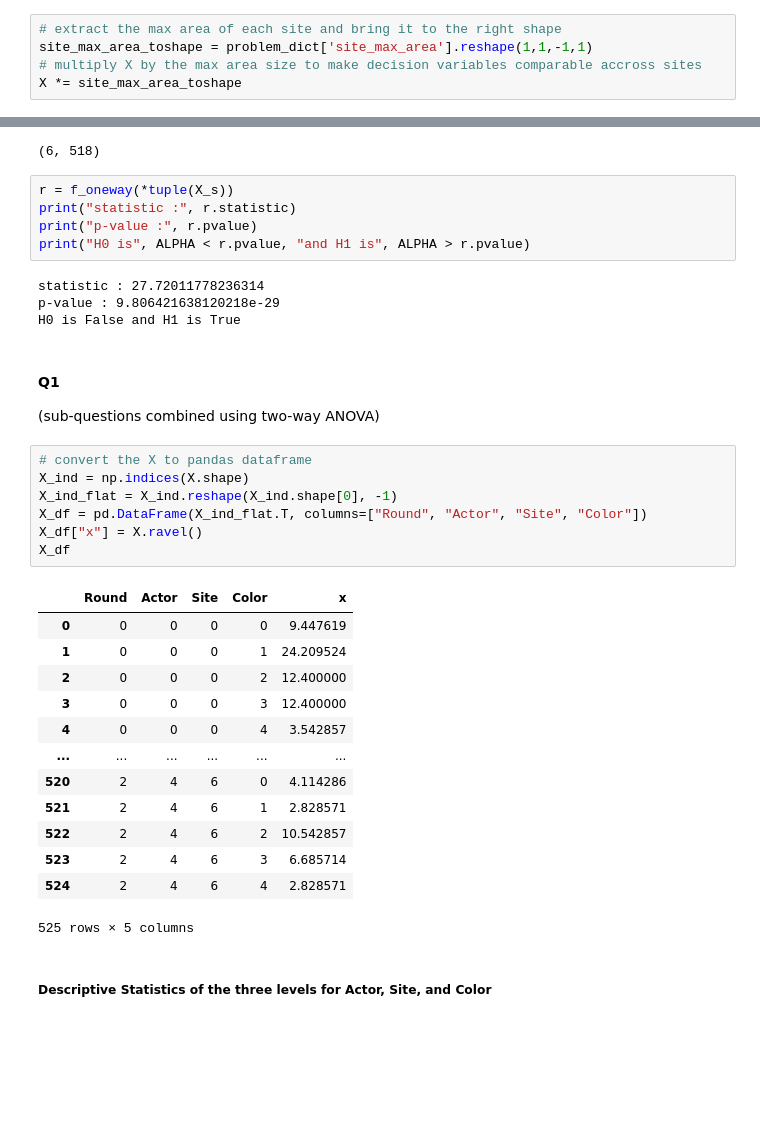
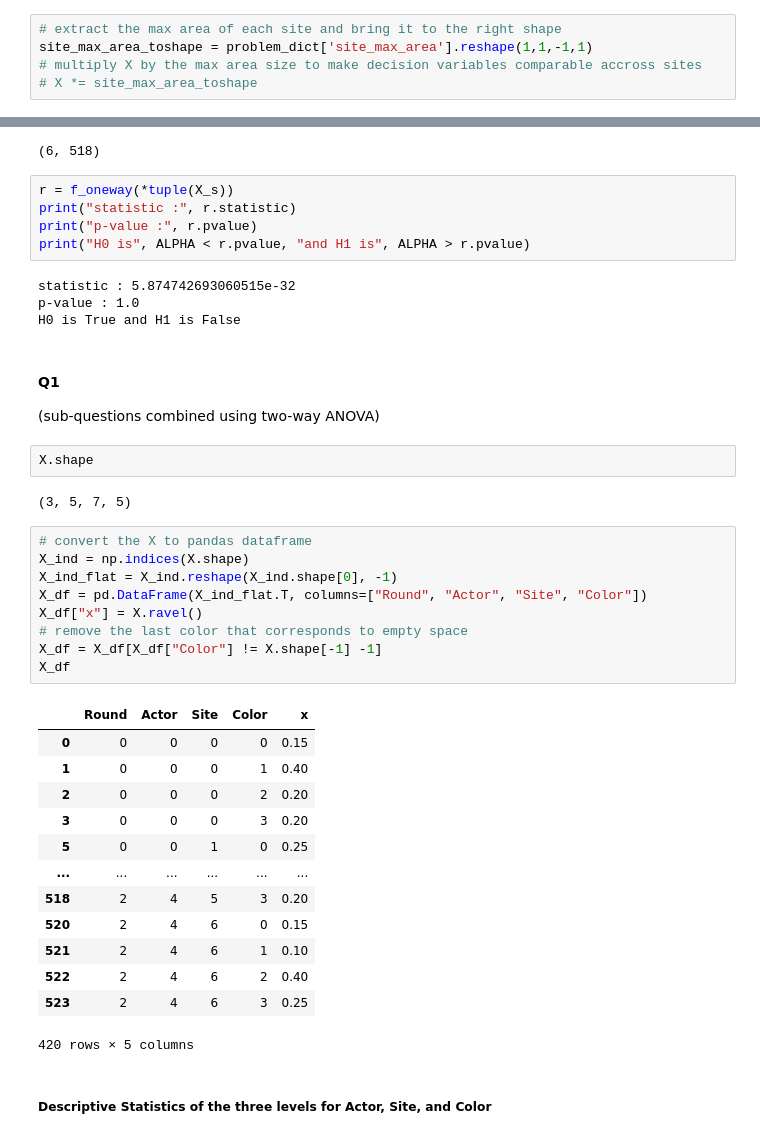
Before and after one commit to shervinazadi/EquiCity_Data, a Jupyter notebook: notebooks/ECG_PP_14_Explore_Data.ipynb, the cells around one changed output, grey strips where cells are left out. Drawn from its saved outputs; the diff is of its cells as text; blank space fills up the shorter version.

```diff
--- a/notebooks/ECG_PP_14_Explore_Data.ipynb
+++ b/notebooks/ECG_PP_14_Explore_Data.ipynb
@@ -223,7 +190,7 @@ plt.matshow(D[2])
 # extract the max area of each site and bring it to the right shape
 site_max_area_toshape = problem_dict['site_max_area'].reshape(1,1,-1,1)
 # multiply X by the max area size to make decision variables comparable accross sites
-X *= site_max_area_toshape
+# X *= site_max_area_toshape
 # %% [markdown]
 #### Q1.1
 **how homogenous are the decisions of the participants (considering that the roles are different)?**
@@ -289,33 +256,39 @@ print("statistic :", r.statistic)
 print("p-value :", r.pvalue)
 print("H0 is", ALPHA < r.pvalue, "and H1 is", ALPHA > r.pvalue)
 # %% [output]
-statistic : 27.72011778236314
-p-value : 9.806421638120218e-29
-H0 is False and H1 is True
+statistic : 5.874742693060515e-32
+p-value : 1.0
+H0 is True and H1 is False
 # %% [markdown]
 #### Q1
 (sub-questions combined using two-way ANOVA)
+# %%
+X.shape
+# %% [output]
+(3, 5, 7, 5)
 # %%
 # convert the X to pandas dataframe
 X_ind = np.indices(X.shape)
 X_ind_flat = X_ind.reshape(X_ind.shape[0], -1)
 X_df = pd.DataFrame(X_ind_flat.T, columns=["Round", "Actor", "Site", "Color"])
 X_df["x"] = X.ravel()
+# remove the last color that corresponds to empty space
+X_df = X_df[X_df["Color"] != X.shape[-1] -1]
 X_df
 # %% [output]
 |  | Round | Actor | Site | Color | x |
-| 0 | 0 | 0 | 0 | 0 | 9.447619 |
-| 1 | 0 | 0 | 0 | 1 | 24.209524 |
-| 2 | 0 | 0 | 0 | 2 | 12.400000 |
-| 3 | 0 | 0 | 0 | 3 | 12.400000 |
-| 4 | 0 | 0 | 0 | 4 | 3.542857 |
+| 0 | 0 | 0 | 0 | 0 | 0.15 |
+| 1 | 0 | 0 | 0 | 1 | 0.40 |
+| 2 | 0 | 0 | 0 | 2 | 0.20 |
+| 3 | 0 | 0 | 0 | 3 | 0.20 |
+| 5 | 0 | 0 | 1 | 0 | 0.25 |
 | ... | ... | ... | ... | ... | ... |
-| 520 | 2 | 4 | 6 | 0 | 4.114286 |
-| 521 | 2 | 4 | 6 | 1 | 2.828571 |
-| 522 | 2 | 4 | 6 | 2 | 10.542857 |
-| 523 | 2 | 4 | 6 | 3 | 6.685714 |
-| 524 | 2 | 4 | 6 | 4 | 2.828571 |
+| 518 | 2 | 4 | 5 | 3 | 0.20 |
+| 520 | 2 | 4 | 6 | 0 | 0.15 |
+| 521 | 2 | 4 | 6 | 1 | 0.10 |
+| 522 | 2 | 4 | 6 | 2 | 0.40 |
+| 523 | 2 | 4 | 6 | 3 | 0.25 |
-525 rows × 5 columns
+420 rows × 5 columns
 # %% [markdown]
 ##### Descriptive Statistics of the three levels for Actor, Site, and Color
 # %%
```
Also changed, not shown: parts of 30 cells of this notebook, 1 other file.
